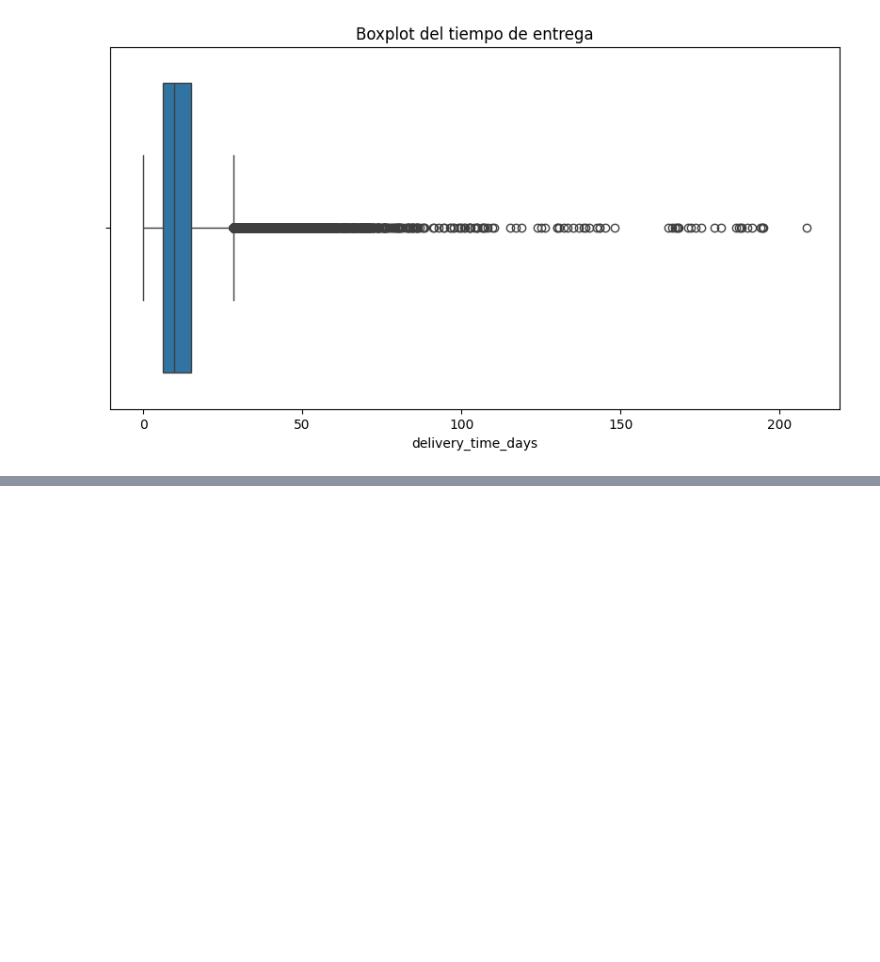
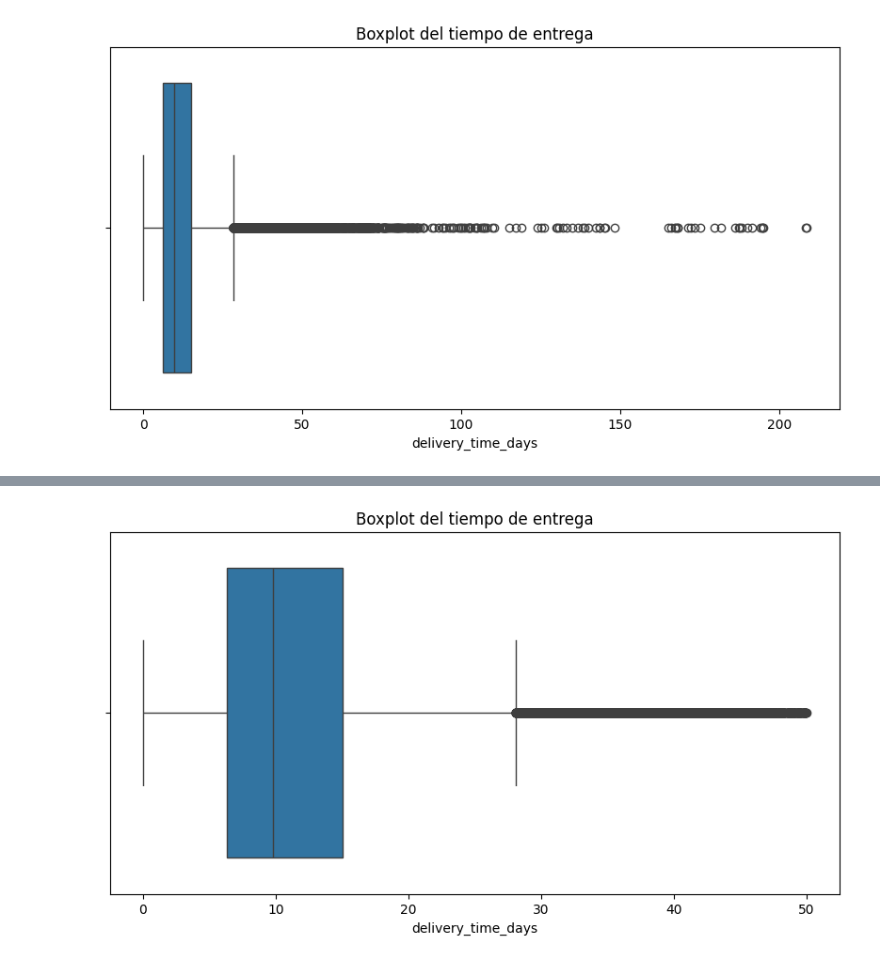
Before and after one commit to 4GeeksAcademy/sp-ml-20-final-project-g5, a Jupyter notebook: notebooks/proyectofinal.ipynb, the cells around one changed output, grey strips where cells are left out. Cells and saved outputs as stored; diff of their text form; code cells hidden in the pictures; blank space fills up the shorter version.

Commit message:
Outliers y cambios en un dropnat. Correccion de errores y profundizacion en los outliers de mi target.

```diff
--- a/notebooks/proyectofinal.ipynb
+++ b/notebooks/proyectofinal.ipynb
@@ -164,8 +183,6 @@ order_status
 delivered    96395
 canceled         6
 Name: count, dtype: int64
-# %%
-df.dropna(inplace=True)
 # %%
 df.info()
 # %% [output]
@@ -250,0 +287,3 @@ plt.show()
+# %%
+df = df[df["delivery_time_days"] < 50]
+df
@@ -250,0 +316,7 @@ plt.show()
+# %%
+plt.figure(figsize=(10,5))
+sns.boxplot(x=df["delivery_time_days"])
+plt.title("Boxplot del tiempo de entrega")
+plt.show()
+# %% [output]
+[figure, added]
```
Also changed, not shown: parts of 9 cells of this notebook.
